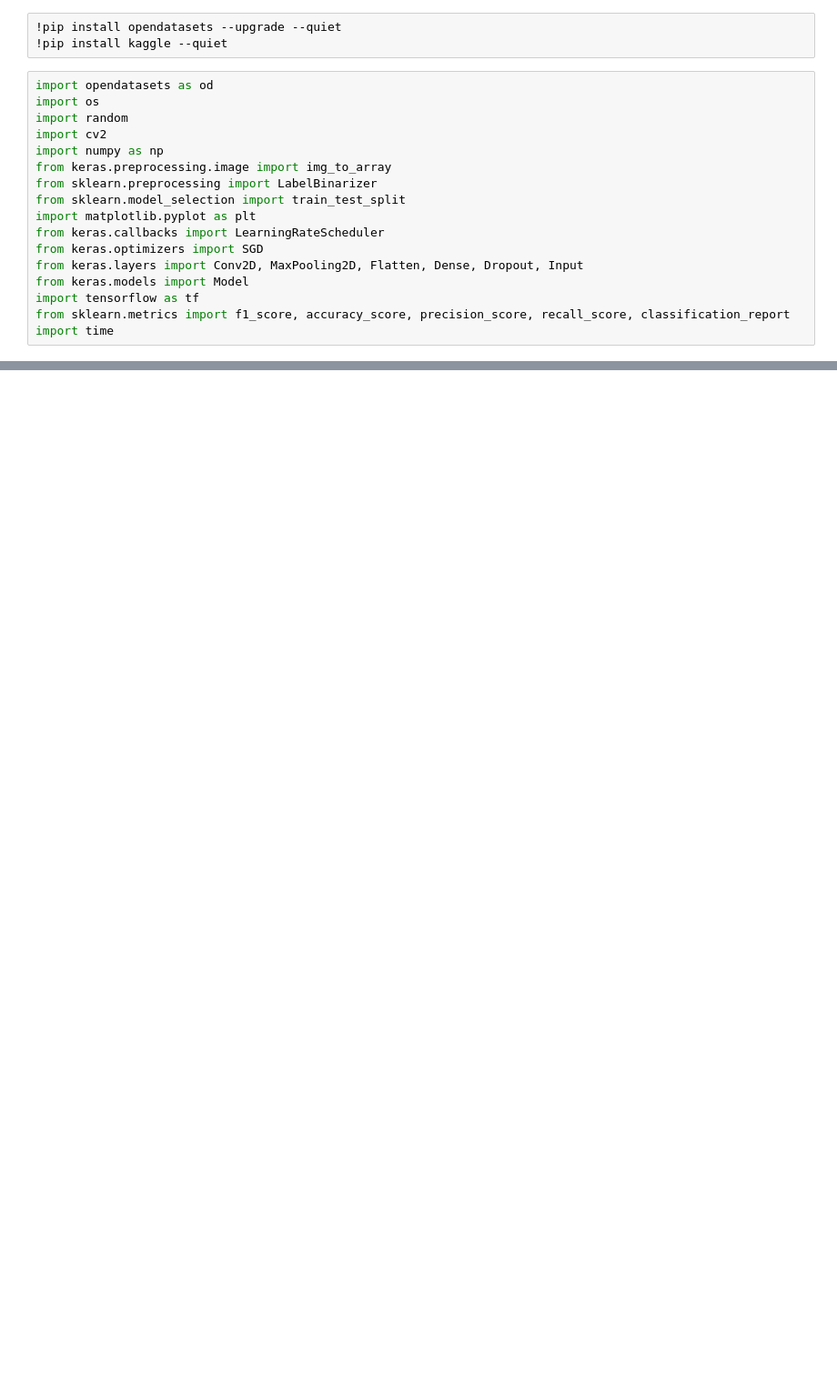
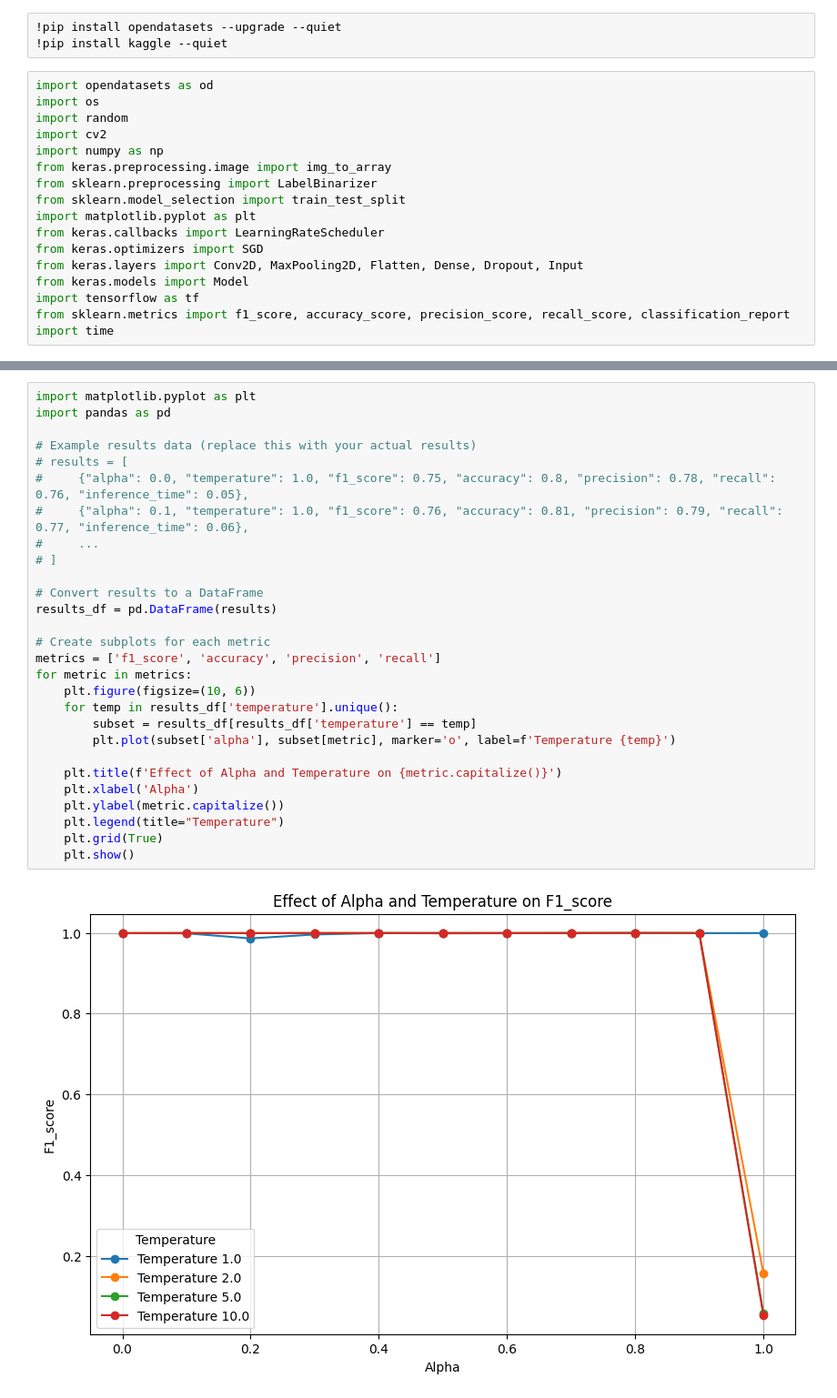
Before and after one commit to harzh01/KnowledgeDistillation, a Jupyter notebook: MedicalMNIST.ipynb, the cells around one changed output, grey strips where cells are left out. Shown at 91% size. Cells and saved outputs as stored; diff of their text form; blank space fills up the shorter version.

```diff
--- a/MedicalMNIST.ipynb
+++ b/MedicalMNIST.ipynb
@@ -332,0 +325,30 @@ plt.show()
+# %%
+import matplotlib.pyplot as plt
+import pandas as pd
+
+# Example results data (replace this with your actual results)
+# results = [
+#     {"alpha": 0.0, "temperature": 1.0, "f1_score": 0.75, "accuracy": 0.8, "precision": 0.78, "recall": 0.76, "inference_time": 0.05},
+#     {"alpha": 0.1, "temperature": 1.0, "f1_score": 0.76, "accuracy": 0.81, "precision": 0.79, "recall": 0.77, "inference_time": 0.06},
+#     ...
+# ]
+
+# Convert results to a DataFrame
+results_df = pd.DataFrame(results)
+
+# Create subplots for each metric
+metrics = ['f1_score', 'accuracy', 'precision', 'recall']
+for metric in metrics:
+    plt.figure(figsize=(10, 6))
+    for temp in results_df['temperature'].unique():
+        subset = results_df[results_df['temperature'] == temp]
+        plt.plot(subset['alpha'], subset[metric], marker='o', label=f'Temperature {temp}')
+
+    plt.title(f'Effect of Alpha and Temperature on {metric.capitalize()}')
+    plt.xlabel('Alpha')
+    plt.ylabel(metric.capitalize())
+    plt.legend(title="Temperature")
+    plt.grid(True)
+    plt.show()
+# %% [output]
+[figure, added]
```
Also changed, not shown: parts of 11 cells of this notebook, 2 other files.
